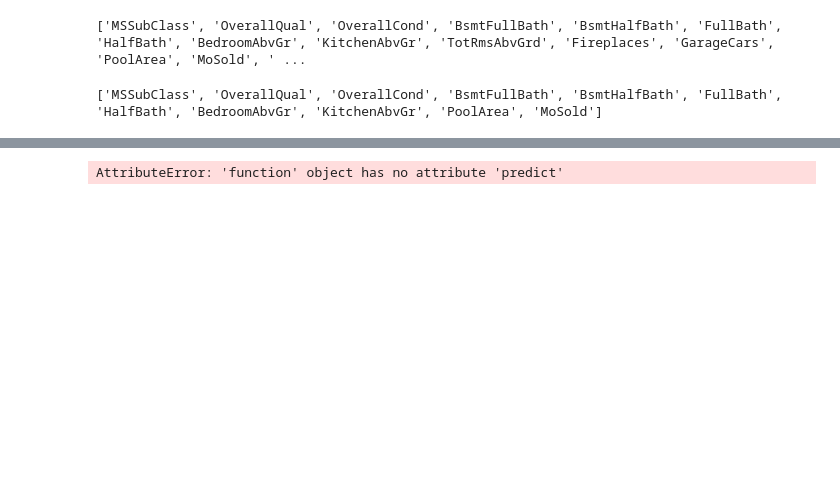
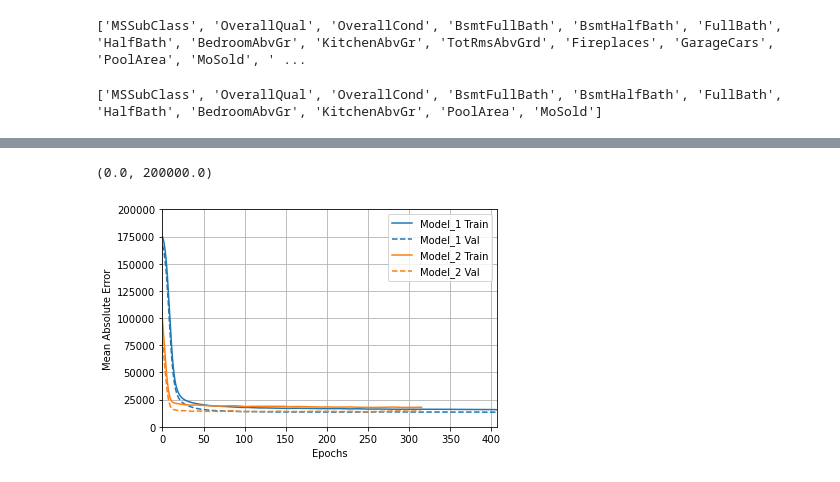
Before and after one commit to KiyoshiAndres/Machine-Learning, a Jupyter notebook: Kaggle/house_sales_competition.ipynb, the cells around one changed output, grey strips where cells are left out. Cells and saved outputs as stored; diff of their text form; code cells hidden in the pictures; blank space fills up the shorter version.

```diff
--- a/Kaggle/house_sales_competition.ipynb
+++ b/Kaggle/house_sales_competition.ipynb
@@ -143 +247,3 @@ model = model(features)
+# %%
+model_2 = working_model_2(features)
 # %%
@@ -166,0 +251,2 @@ Epoch 500/500
+# %%
+size_histories['Model_1'] = compile_and_fit(model_1, 'sizes/model_1')
@@ -166,0 +271,2 @@ Epoch 500/500
+# %%
+size_histories['Model_2'] = compile_and_fit(model_2, 'sizes/model_2')
@@ -167,9 +291,14 @@ Epoch 500/500
+# %%
+plotter = tfdocs.plots.HistoryPlotter(metric = 'mean_absolute_error', smoothing_std=10)
+plotter.plot(size_histories)
+plt.ylim([0, 200000])
+# %% [output]
+(0.0, 200000.0)
+[figure, added]
 # %%
 test_features_dict = {name: np.array(value)
                          for name, value in test_set.copy().items()}
-array = model.predict(test_features_dict)
+array = model_1.predict(test_features_dict)
-# %% [output]
-AttributeError: 'function' object has no attribute 'predict'
 # %%
 import csv
 
```
Also changed, not shown: parts of 24 cells of this notebook, 6 other files.
